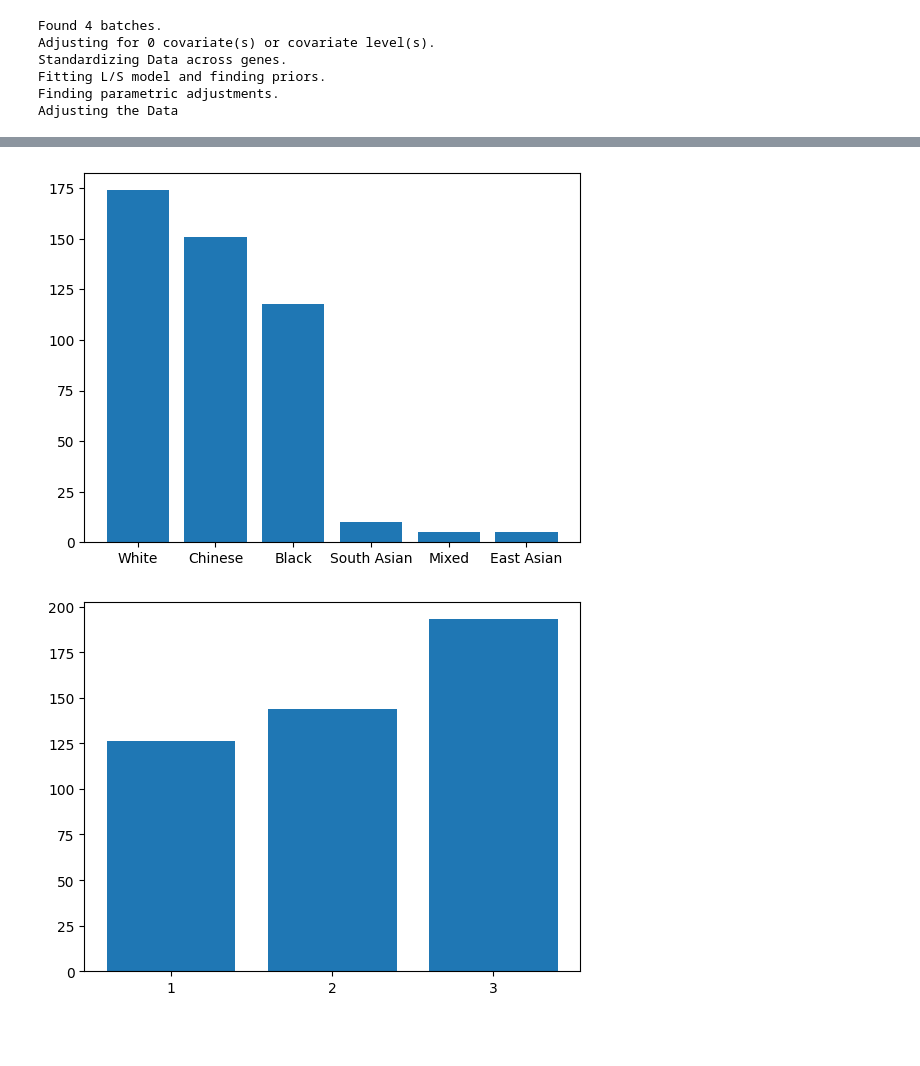
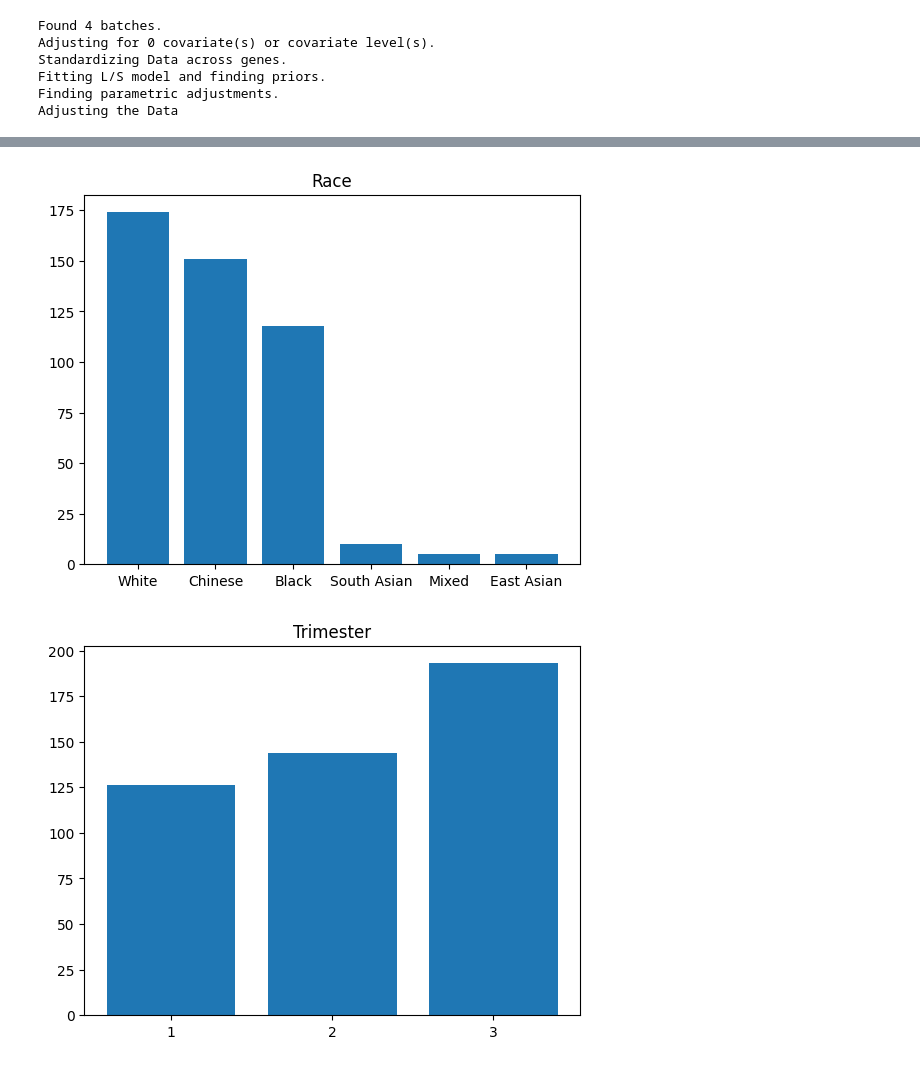
Before and after one commit to lucijamilicic/metabolomics_research, a Jupyter notebook: Statistics.ipynb, the cells around one changed output, grey strips where cells are left out. Saved outputs shown, nothing was run; the diff lists cells and outputs as text; code cells hidden in the pictures; blank space fills up the shorter version.

```diff
--- a/Statistics.ipynb
+++ b/Statistics.ipynb
@@ -311,15 +314,17 @@ plt.show()
 # %%
 race = clin_df.race.value_counts()
 
 plt.bar(range(race.shape[0]), race)
 plt.xticks(range(race.shape[0]), labels=race.index)
+plt.title('Race')
 plt.show()
 # %% [output]
-[figure, old version]
+[figure, new version]
 # %%
 trimester = clin_df.trimester.value_counts().sort_index()
 plt.bar(range(trimester.shape[0]), trimester)
 plt.xticks(range(trimester.shape[0]), labels=trimester.index)
+plt.title('Trimester')
 plt.show()
 # %% [output]
-[figure, old version]
+[figure, new version]
```
Also changed, not shown: parts of 67 cells of this notebook.
